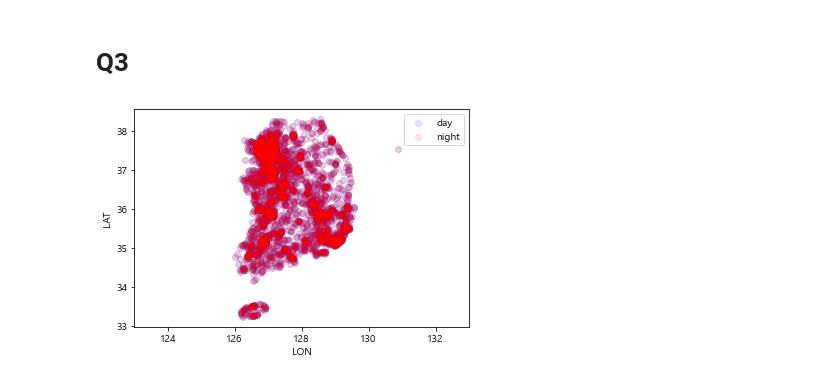
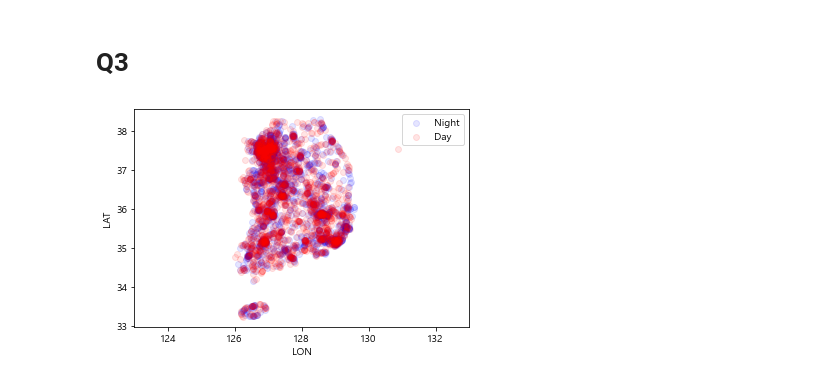
Before and after one commit to pillz9408/python, a Jupyter notebook: DataVisualize/[빅데이터 분석 결과 시각화]정지환_답안지.ipynb, the cells around one changed output. Saved outputs shown, nothing was run; the diff lists cells and outputs as text; code cells hidden in the pictures.

```diff
--- a/DataVisualize/[빅데이터 분석 결과 시각화]정지환_답안지.ipynb
+++ b/DataVisualize/[빅데이터 분석 결과 시각화]정지환_답안지.ipynb
@@ -49,13 +40,14 @@ def func1(row):
-# %%
-data['주야']=data['주야'].apply(func1)
+# %%
+dfNight= data[data.주야 == '야간']
+dfDay = data[data.주야 == '주간']
+dfAll = data.reset_index()[['위도','경도','주야']]
 # %%
-
-plt.scatter(x=lon,y=lat,alpha=0.1,label='day' ,c='b')
-plt.scatter(x=lon,y=lat,alpha=0.1,label='night', c='r')
+plt.scatter(x = dfNight.경도, y= dfNight.위도, alpha=0.1, c='b')
+plt.scatter(x = dfDay.경도, y= dfDay.위도, alpha=0.1, c= 'r')
 plt.xlabel('LON')
 plt.ylabel('LAT')
-plt.legend()
 plt.xlim(123,133)
+plt.legend(["Night","Day"])
 plt.show()
 # %% [output]
-[figure, old version]
+[figure, new version]
```
Also changed, not shown: parts of 2 cells of this notebook.
